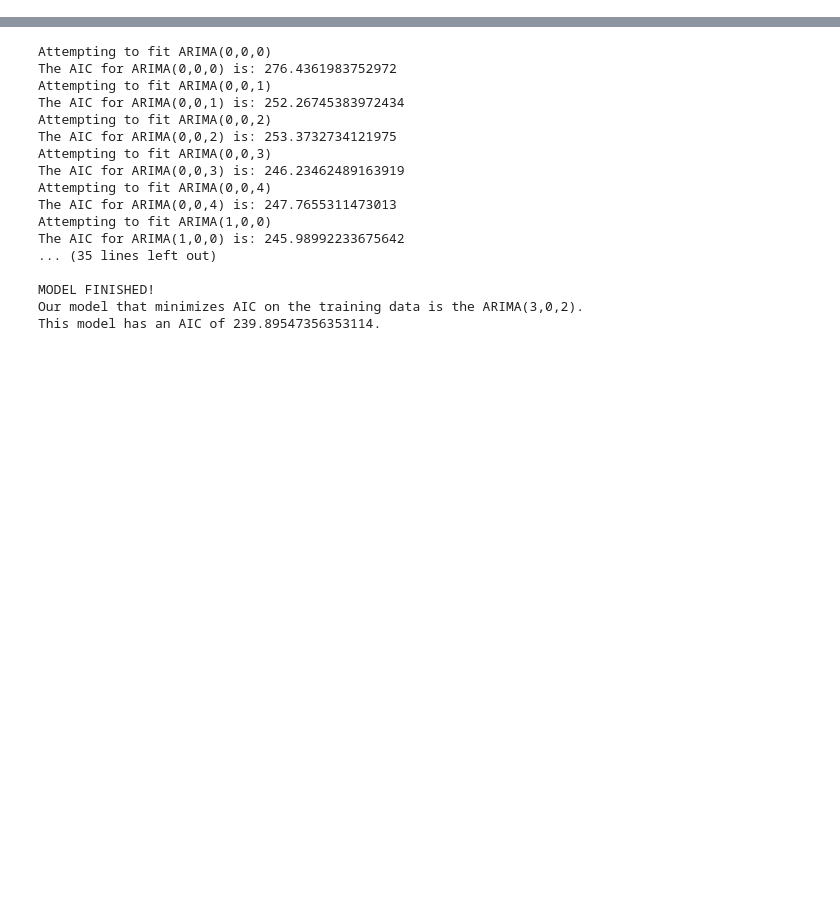
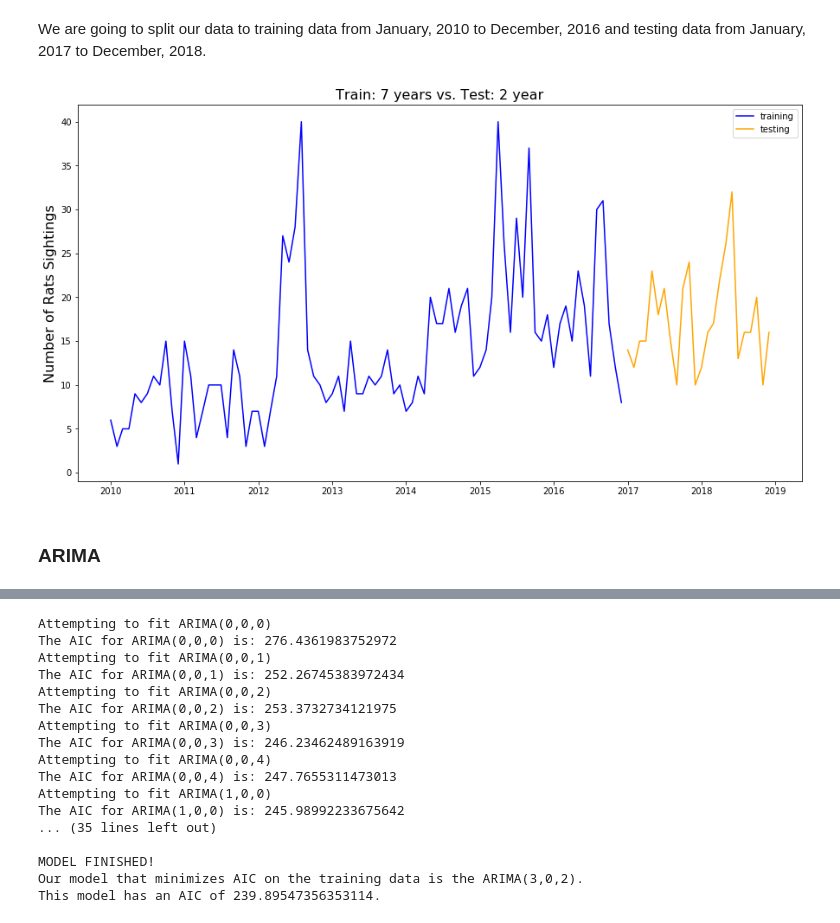
Before and after one commit to zhanzhanyu/Manhattan-Rats-Sightings-SARIMAX-Model, a Jupyter notebook: codes/03_modeling.ipynb, the cells around one changed output, grey strips where cells are left out. Saved outputs shown, nothing was run; the diff lists cells and outputs as text; code cells hidden in the pictures; blank space fills up the shorter version.

```diff
--- a/codes/03_modeling.ipynb
+++ b/codes/03_modeling.ipynb
@@ -171,0 +67,2 @@ dtype: float64
+# %% [markdown]
+We are going to split our data to training data from January, 2010 to December, 2016 and testing data from January, 2017 to December, 2018.
@@ -171,0 +81,11 @@ dtype: float64
+# %%
+# Plot data.
+plt.figure(figsize=(15, 8))
+plt.plot(train.index, train, color = 'blue', label = 'training')   # Plot training data.
+plt.plot(test.index, test, color = 'orange', label = 'testing')    # Plot testing data.
+plt.title(label = 'Train: 7 years vs. Test: 2 year', fontsize=16)
+plt.ylabel('Number of Rats Sightings', fontsize=16)
+plt.legend(loc='best')
+plt.show();
+# %% [output]
+[figure, added]
@@ -171,0 +103,2 @@ dtype: float64
+# %% [markdown]
+### ARIMA
```
Also changed, not shown: parts of 55 cells of this notebook, 10 other files.
